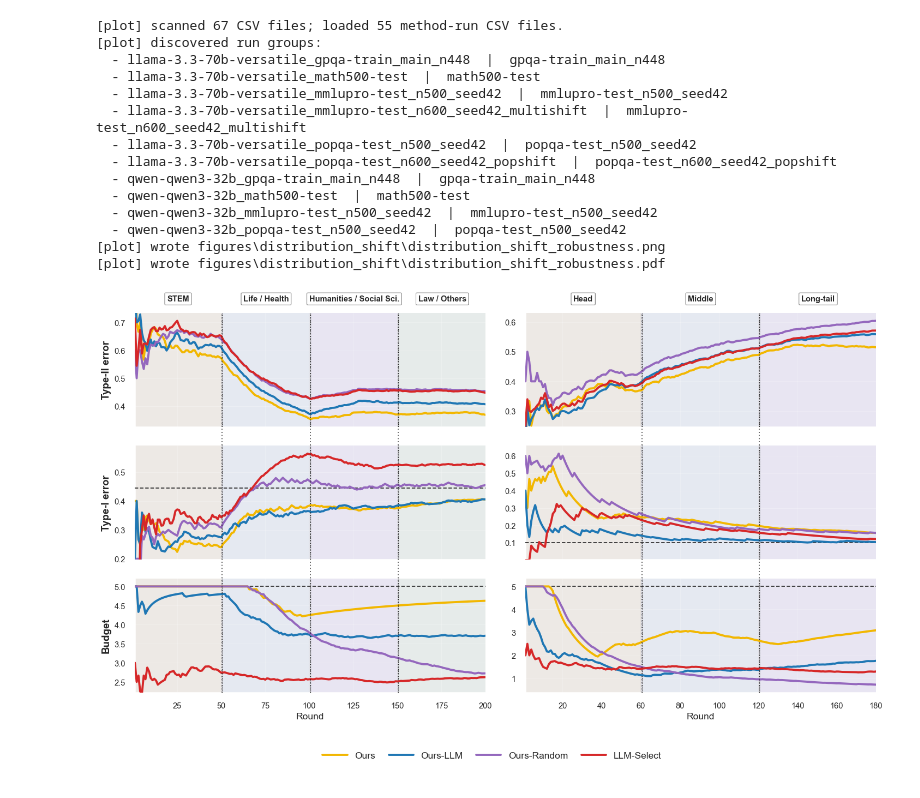
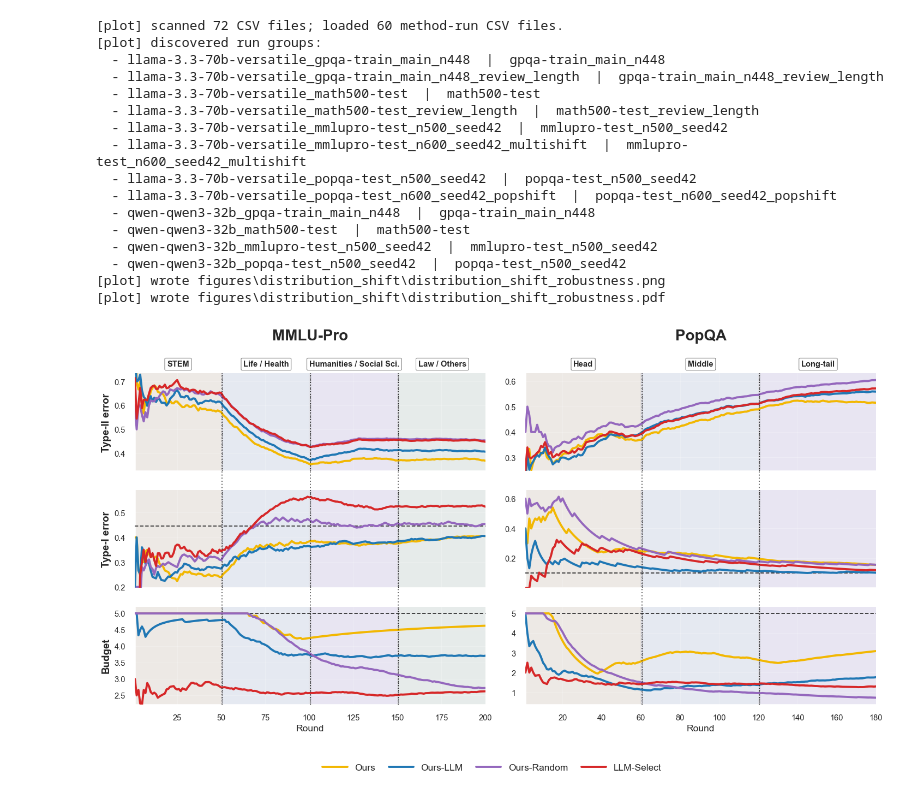
Before and after one commit to alirezamirrokni/Active-Data-Selection, a Jupyter notebook: to_plot.ipynb, the cells around one changed output. Saved outputs shown, nothing was run; the diff lists cells and outputs as text; code cells hidden in the pictures.

```diff
--- a/to_plot.ipynb
+++ b/to_plot.ipynb
@@ -810,6 +851,15 @@ def build_model_overview_metrics(runs=("outputs",)) -> pd.DataFrame:
     raw_df = collect_run_csvs(list(runs))
     raw_df["model"] = raw_df.apply(infer_model_name_for_plot, axis=1)
 
+    # Main overview figures must contain only the canonical main-run datasets.
+    # This explicitly excludes review-length and distribution-shift CSVs even
+    # when they live under the same outputs/ tree.
+    raw_df = raw_df[raw_df["dataset"].isin(DATASET_ORDER)].copy()
+    if raw_df.empty:
+        raise RuntimeError(
+            "No main-run CSVs found for DATASET_ORDER. Check RUNS_TO_PLOT or dataset naming."
+        )
+
     per_round = summarize_per_round(raw_df)
     metrics = add_cumulative_metrics(per_round)
     metrics = maybe_add_epsilon(metrics, raw_df)
@@ -827,6 +877,7 @@ def build_model_overview_metrics(runs=("outputs",)) -> pd.DataFrame:
 
     metrics["Dataset Label"] = metrics["dataset"].map(dataset_display_name)
     metrics = filter_methods_for_plot(metrics)
+    validate_budget_feasibility(metrics, label="in main overview metrics")
     return metrics
 
 
@@ -920,6 +971,8 @@ def plot_one_model_grid(
                     palette=METHOD_PALETTE,
                     linewidth=2.6,
                     errorbar=None,
+                    estimator=None,
+                    units="curve_id" if "curve_id" in plot_df.columns else None,
                     ax=ax,
                     legend=True,
                 )
@@ -1399,6 +1458,16 @@ SHIFT_METRICS_TO_PLOT = [
 ]
 
 
+def shift_dataset_display_name(dataset_id: str) -> str:
+    """Paper-facing column title for distribution-shift datasets."""
+    dataset_id = str(dataset_id).replace("popqa500-", "popqa-")
+    if dataset_id.startswith("mmlupro"):
+        return "MMLU-Pro"
+    if dataset_id.startswith("popqa"):
+        return "PopQA"
+    return dataset_display_name(dataset_id)
+
+
 def _normalize_shift_dataset_row(row: pd.Series) -> str:
     """Recover the shift dataset id even for legacy CSVs with short dataset columns."""
     dataset = str(row.get("dataset", ""))
@@ -1415,11 +1484,15 @@ def build_shift_metrics(runs=("outputs",)) -> pd.DataFrame:
     """Collect only the new distribution-shift runs."""
     raw_df = collect_run_csvs(list(runs))
     raw_df["dataset"] = raw_df.apply(_normalize_shift_dataset_row, axis=1)
+    raw_df = raw_df[raw_df["dataset"].isin(SHIFT_EXPERIMENT_SPECS)].copy()
+    if raw_df.empty:
+        return pd.DataFrame()
     per_round = summarize_per_round(raw_df)
     metrics = add_cumulative_metrics(per_round)
     metrics = maybe_add_epsilon(metrics, raw_df)
     metrics = filter_methods_for_plot(metrics)
-    return metrics[metrics["dataset"].isin(SHIFT_EXPERIMENT_SPECS)].copy()
+    validate_budget_feasibility(metrics, label="in distribution-shift metrics")
+    return metrics.copy()
 
 
 def _phase_color(index: int) -> str:
@@ -1452,7 +1525,7 @@ def decorate_shift_axis(ax, phases, show_phase_labels: bool = False) -> None:
             mid = (x0 + x1) / 2.0
             ax.text(
                 mid,
-                1.09,
+                1.055,
                 label,
                 ha="center",
                 va="bottom",
@@ -1542,6 +1615,7 @@ def plot_distribution_shift_figure(
 
     for col_idx, dataset_id in enumerate(dataset_ids):
         spec = SHIFT_EXPERIMENT_SPECS[dataset_id]
+        dataset_title = shift_dataset_display_name(dataset_id)
         dataset_df = shift_metrics[shift_metrics["dataset"] == dataset_id].copy()
         dataset_df = _with_plot_round(dataset_df)
         method_order = [m for m in METHODS_TO_PLOT if m in set(dataset_df["Method"])]
@@ -1559,6 +1633,8 @@ def plot_distribution_shift_figure(
                 palette=METHOD_PALETTE,
                 linewidth=2.8,
                 errorbar=None,
+                estimator=None,
+                units="curve_id" if "curve_id" in dataset_df.columns else None,
                 ax=ax,
                 legend=True,
                 zorder=5,
@@ -1585,10 +1661,12 @@ def plot_distribution_shift_figure(
             _set_plot_limits(ax, dataset_df, metric_col, reference_values=reference_values)
             ax.set_xlim(spec["phases"][0][0] + 1, spec["phases"][-1][1] + 1)
 
-            # if row_idx == 0:
-            #     ax.set_title(spec["title"], fontsize=14.5, fontweight="bold", pad=34)
-            # else:
-            #     ax.set_title("")
+            # Dataset names only on the top row, matching the main model-grid figures.
+            # Phase labels are drawn below this title by decorate_shift_axis(...).
+            if row_idx == 0:
+                ax.set_title(dataset_title, fontsize=20, fontweight="bold", pad=44)
+            else:
+                ax.set_title("")
 
             # Each distribution-shift subplot has its own y-scale, so keep y tick labels everywhere.
             if col_idx == 0:
@@ -1621,35 +1699,37 @@ def plot_distribution_shift_figure(
         )
 
     # No overall figure title: the columns carry the dataset titles.
-    fig.tight_layout(rect=(0.0, 0.065, 1.0, 0.985), w_pad=1.6, h_pad=1.25)
+    fig.tight_layout(rect=(0.0, 0.065, 1.0, 0.94), w_pad=1.6, h_pad=1.25)
 
     for col_idx, dataset_id in enumerate(dataset_ids):
         axes_col = [axes[row_idx][col_idx] for row_idx in range(len(metrics_to_plot))]
         _draw_column_shift_guides(fig, axes_col, SHIFT_EXPERIMENT_SPECS[dataset_id]["phases"])
 
     out_png = out_dir / "distribution_shift_robustness.png"
     out_pdf = out_dir / "distribution_shift_robustness.pdf"
     fig.savefig(out_png, bbox_inches="tight", dpi=300)
     fig.savefig(out_pdf, bbox_inches="tight")
     print(f"[plot] wrote {out_png}")
     print(f"[plot] wrote {out_pdf}")
     return fig, axes, shift_metrics
 
 
 shift_fig, shift_axes, shift_metrics = plot_distribution_shift_figure(runs=RUNS_TO_PLOT)
 # %% [output]
-[plot] scanned 67 CSV files; loaded 55 method-run CSV files.
+[plot] scanned 72 CSV files; loaded 60 method-run CSV files.
 [plot] discovered run groups:
   - llama-3.3-70b-versatile_gpqa-train_main_n448  |  gpqa-train_main_n448
+  - llama-3.3-70b-versatile_gpqa-train_main_n448_review_length  |  gpqa-train_main_n448_review_length
   - llama-3.3-70b-versatile_math500-test  |  math500-test
+  - llama-3.3-70b-versatile_math500-test_review_length  |  math500-test_review_length
   - llama-3.3-70b-versatile_mmlupro-test_n500_seed42  |  mmlupro-test_n500_seed42
   - llama-3.3-70b-versatile_mmlupro-test_n600_seed42_multishift  |  mmlupro-test_n600_seed42_multishift
   - llama-3.3-70b-versatile_popqa-test_n500_seed42  |  popqa-test_n500_seed42
   - llama-3.3-70b-versatile_popqa-test_n600_seed42_popshift  |  popqa-test_n600_seed42_popshift
   - qwen-qwen3-32b_gpqa-train_main_n448  |  gpqa-train_main_n448
   - qwen-qwen3-32b_math500-test  |  math500-test
   - qwen-qwen3-32b_mmlupro-test_n500_seed42  |  mmlupro-test_n500_seed42
   - qwen-qwen3-32b_popqa-test_n500_seed42  |  popqa-test_n500_seed42
 [plot] wrote figures\distribution_shift\distribution_shift_robustness.png
 [plot] wrote figures\distribution_shift\distribution_shift_robustness.pdf
-[figure, old version]
+[figure, new version]
```
Also changed, not shown: parts of 3 cells of this notebook.
